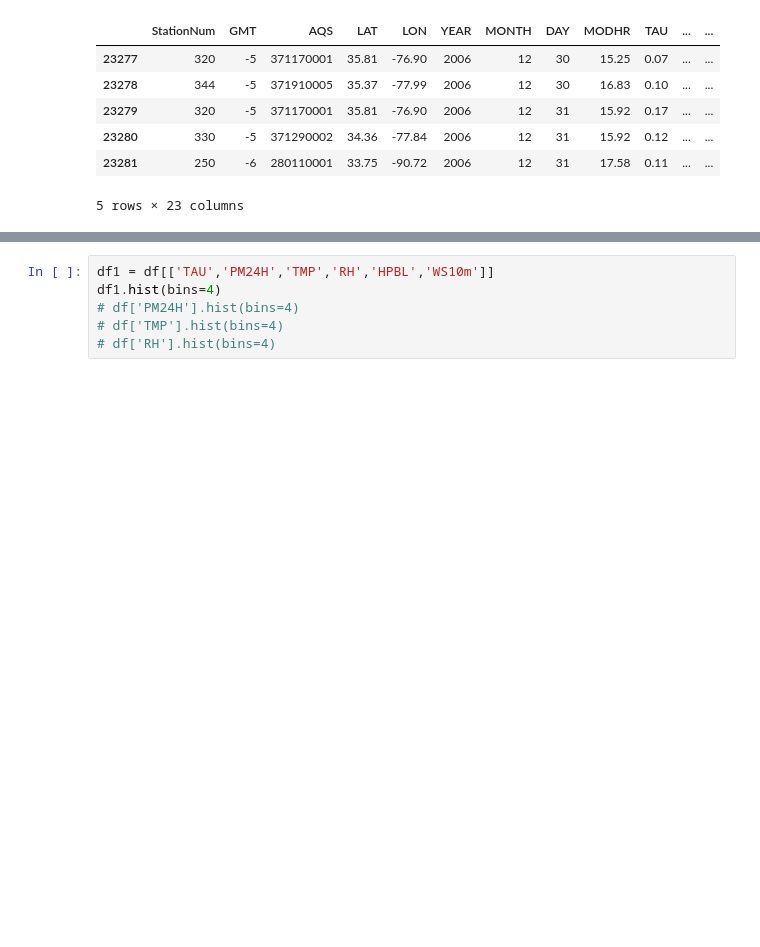
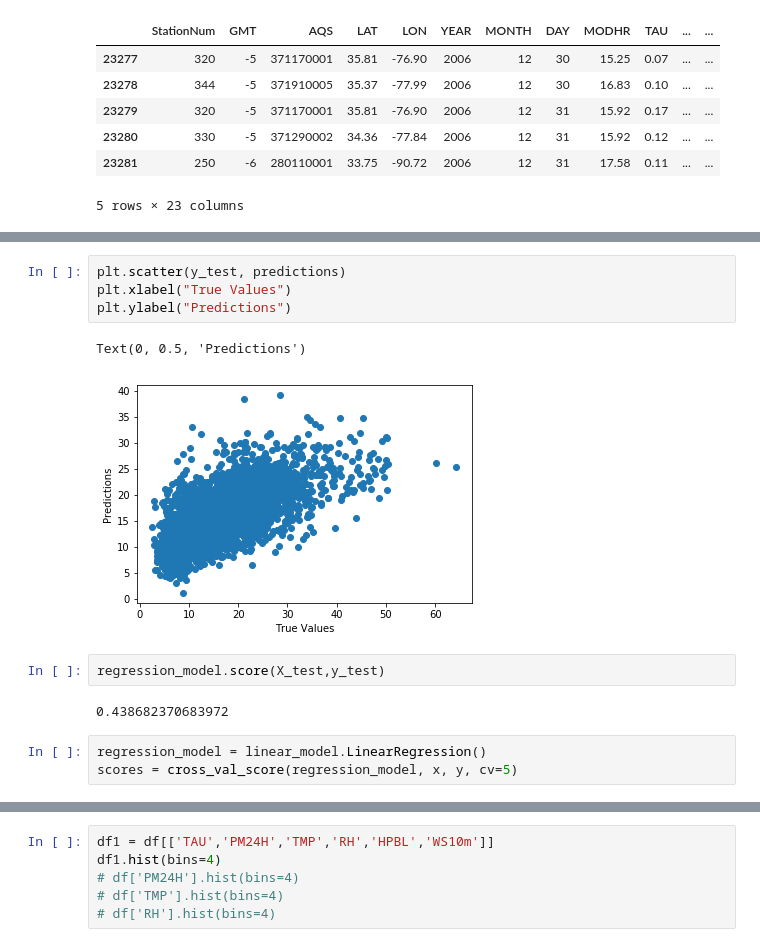
Before and after one commit to souvikr/AQ-satellite, a Jupyter notebook: regression.ipynb, the cells around one changed output, grey strips where cells are left out. Drawn from its saved outputs; the diff is of its cells as text; blank space fills up the shorter version.

```diff
--- a/regression.ipynb
+++ b/regression.ipynb
@@ -21,0 +119,14 @@ Index(['StationNum', 'GMT', 'AQS', 'LAT', 'LON', 'YEAR', 'MONTH', 'DAY',
+# %%
+plt.scatter(y_test, predictions)
+plt.xlabel("True Values")
+plt.ylabel("Predictions")
+# %% [output]
+Text(0, 0.5, 'Predictions')
+[figure, added]
+# %%
+regression_model.score(X_test,y_test)
+# %% [output]
+0.438682370683972
+# %%
+regression_model = linear_model.LinearRegression()
+scores = cross_val_score(regression_model, x, y, cv=5)
```
Also changed, not shown: parts of 22 cells of this notebook, 4 other files.
